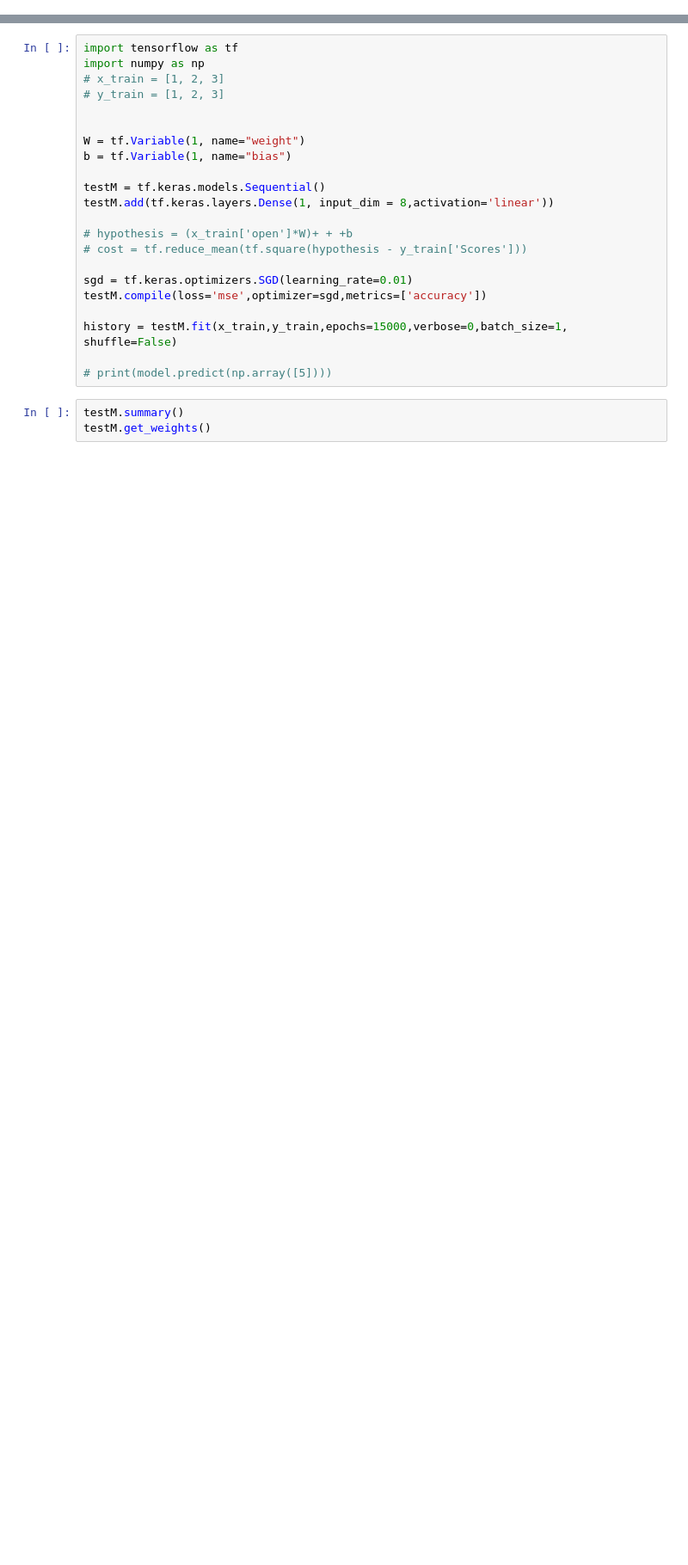
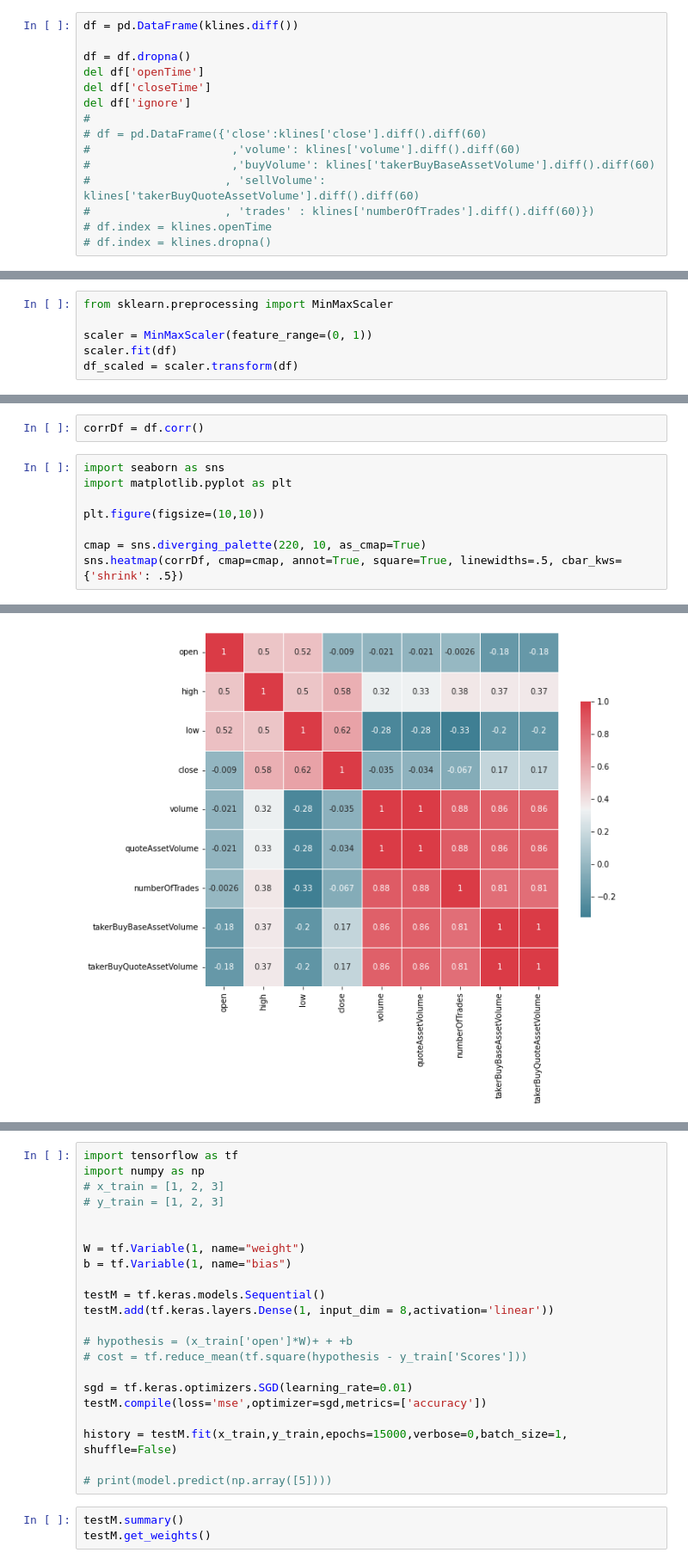
Before and after one commit to youngkwan-Ji/DataAnalysis_public, a Jupyter notebook: BinanceKlines.ipynb, the cells around one changed output, grey strips where cells are left out. Shown at 86% size. Drawn from its saved outputs; the diff is of its cells as text; blank space fills up the shorter version.

```diff
--- a/BinanceKlines.ipynb
+++ b/BinanceKlines.ipynb
@@ -43,0 +39,15 @@ x_train
+# %%
+df = pd.DataFrame(klines.diff())
+
+df = df.dropna()
+del df['openTime']
+del df['closeTime']
+del df['ignore']
+#
+# df = pd.DataFrame({'close':klines['close'].diff().diff(60)
+#                     ,'volume': klines['volume'].diff().diff(60)
+#                     ,'buyVolume': klines['takerBuyBaseAssetVolume'].diff().diff(60)
+#                    , 'sellVolume': klines['takerBuyQuoteAssetVolume'].diff().diff(60)
+#                    , 'trades' : klines['numberOfTrades'].diff().diff(60)})
+# df.index = klines.openTime
+# df.index = klines.dropna()
@@ -43,0 +70,6 @@ x_train
+# %%
+from sklearn.preprocessing import MinMaxScaler
+
+scaler = MinMaxScaler(feature_range=(0, 1))
+scaler.fit(df)
+df_scaled = scaler.transform(df)
@@ -43,0 +80,11 @@ x_train
+# %%
+corrDf = df.corr()
+# %%
+import seaborn as sns
+import matplotlib.pyplot as plt
+
+plt.figure(figsize=(10,10))
+
+cmap = sns.diverging_palette(220, 10, as_cmap=True)
+sns.heatmap(corrDf, cmap=cmap, annot=True, square=True, linewidths=.5, cbar_kws={'shrink': .5})
+# %% [output]
@@ -43,0 +92 @@ x_train
+[figure, added]
```
Also changed, not shown: parts of 12 cells of this notebook.
